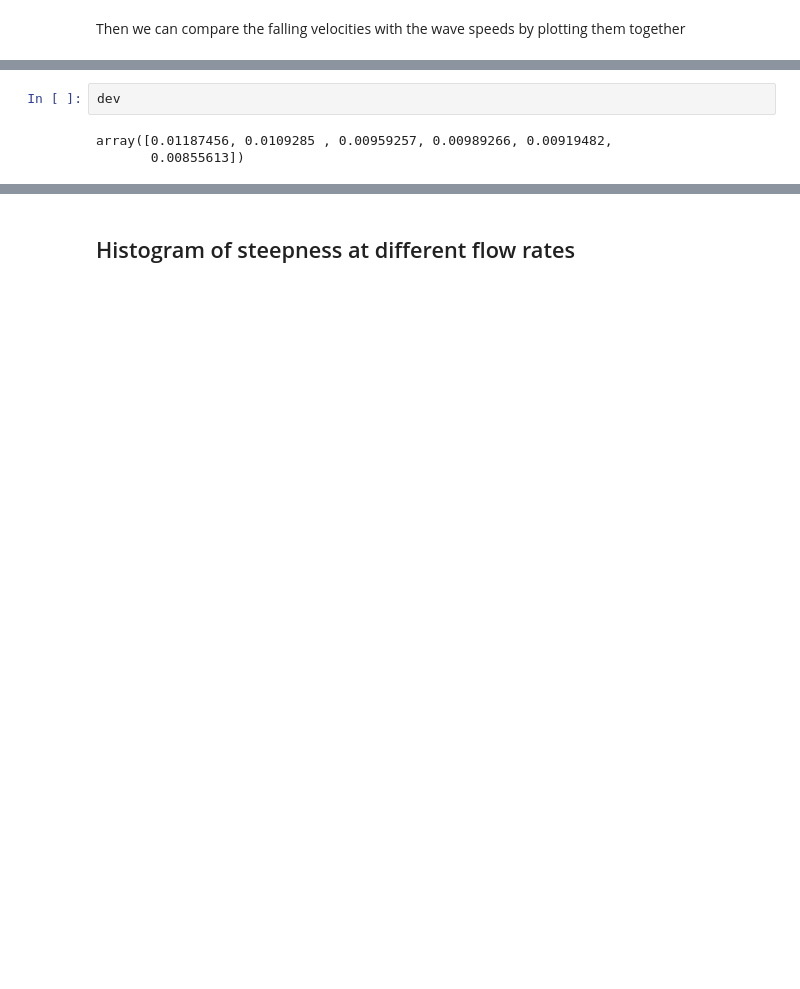
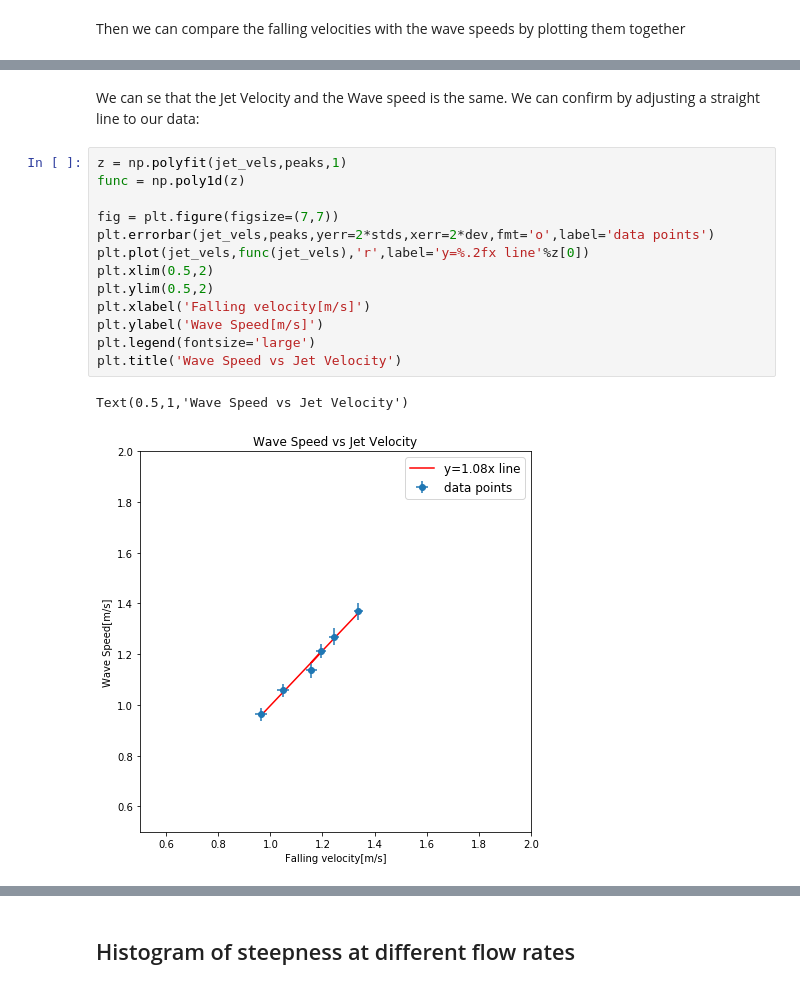
Before and after one commit to Reyna-RT/Jet-Flow, a Jupyter notebook: Photron Make Analysis.ipynb, the cells around one changed output, grey strips where cells are left out. Cells and saved outputs as stored; diff of their text form; blank space fills up the shorter version.

```diff
--- a/Photron Make Analysis.ipynb
+++ b/Photron Make Analysis.ipynb
@@ -175,6 +239,19 @@ Text(0.5,1,'Wave Speed vs Jet Velocity')
-# %%
-dev
-# %% [output]
-array([0.01187456, 0.0109285 , 0.00959257, 0.00989266, 0.00919482,
-       0.00855613])
+# %% [markdown]
+We can se that the Jet Velocity and the Wave speed is the same. We can confirm by adjusting a straight line to our data:
+# %%
+z = np.polyfit(jet_vels,peaks,1)
+func = np.poly1d(z)
+
+fig = plt.figure(figsize=(7,7))
+plt.errorbar(jet_vels,peaks,yerr=2*stds,xerr=2*dev,fmt='o',label='data points')
+plt.plot(jet_vels,func(jet_vels),'r',label='y=%.2fx line'%z[0])
+plt.xlim(0.5,2)
+plt.ylim(0.5,2)
+plt.xlabel('Falling velocity[m/s]')
+plt.ylabel('Wave Speed[m/s]')
+plt.legend(fontsize='large')
+plt.title('Wave Speed vs Jet Velocity')
+# %% [output]
+Text(0.5,1,'Wave Speed vs Jet Velocity')
+[figure, added]
 # %% [markdown]
```
Also changed, not shown: parts of 23 cells of this notebook.
